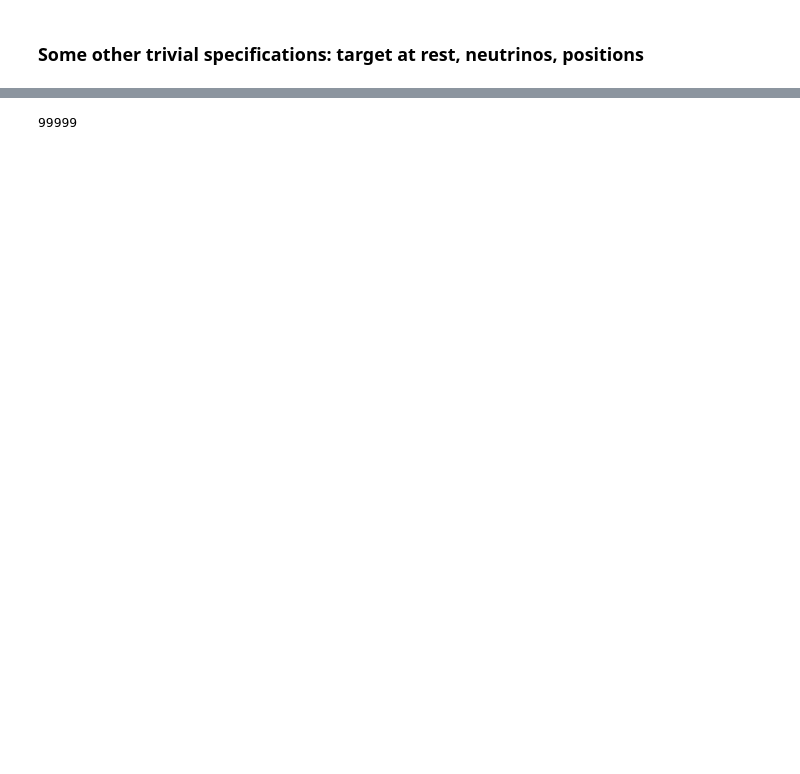
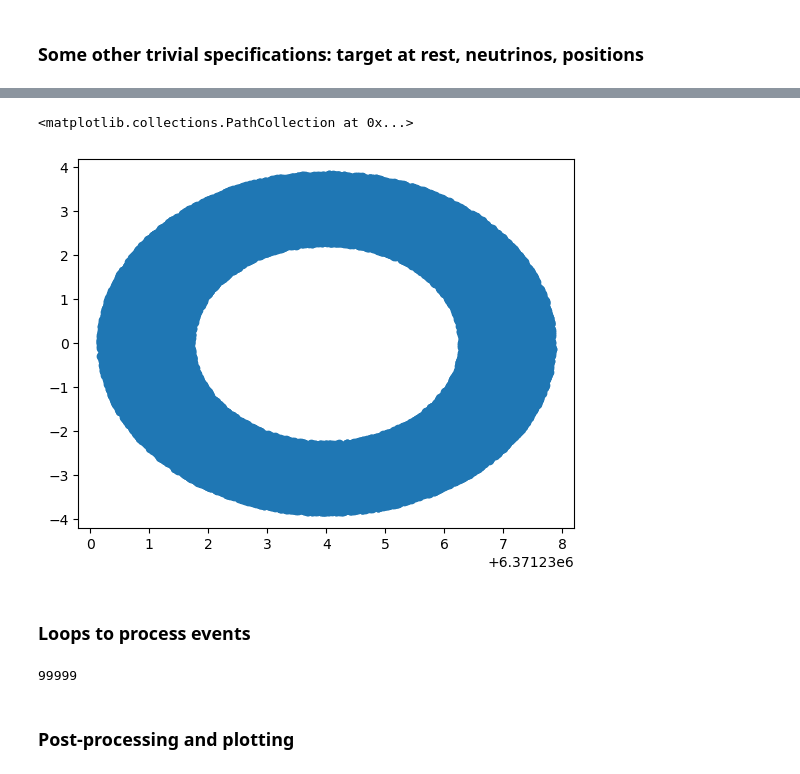
Before and after one commit to Harvard-Neutrino/SIREN, a Jupyter notebook: resources/ATLAS_SNe_Injection/inject_nu_ATLAS.ipynb, the cells around one changed output, grey strips where cells are left out. Drawn from its saved outputs; the diff is of its cells as text; code cells hidden in the pictures; blank space fills up the shorter version.

```diff
--- a/resources/ATLAS_SNe_Injection/inject_nu_ATLAS.ipynb
+++ b/resources/ATLAS_SNe_Injection/inject_nu_ATLAS.ipynb
@@ -266 +198,8 @@ lower_weighter = LI.injection.LeptonTreeWeighter([lower_injector],
+# %%
+plt.scatter(vertex_zarray, vertex_xarray)
+# %% [output]
+<matplotlib.collections.PathCollection at 0x...>
+[figure, added]
+# %% [markdown]
+### Loops to process events
 # %%
@@ -307,3 +246,5 @@ while lower_injector.InjectedEvents() < events_to_inject:
 # %% [output]
 99999
+# %% [markdown]
+### Post-processing and plotting
 # %%
```
Also changed, not shown: parts of 35 cells of this notebook, 17 other files.
